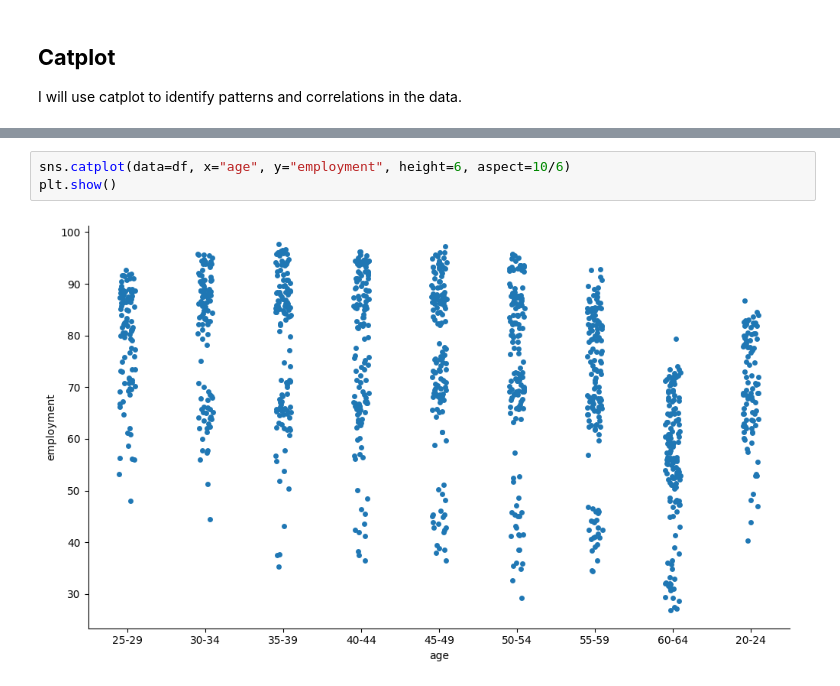
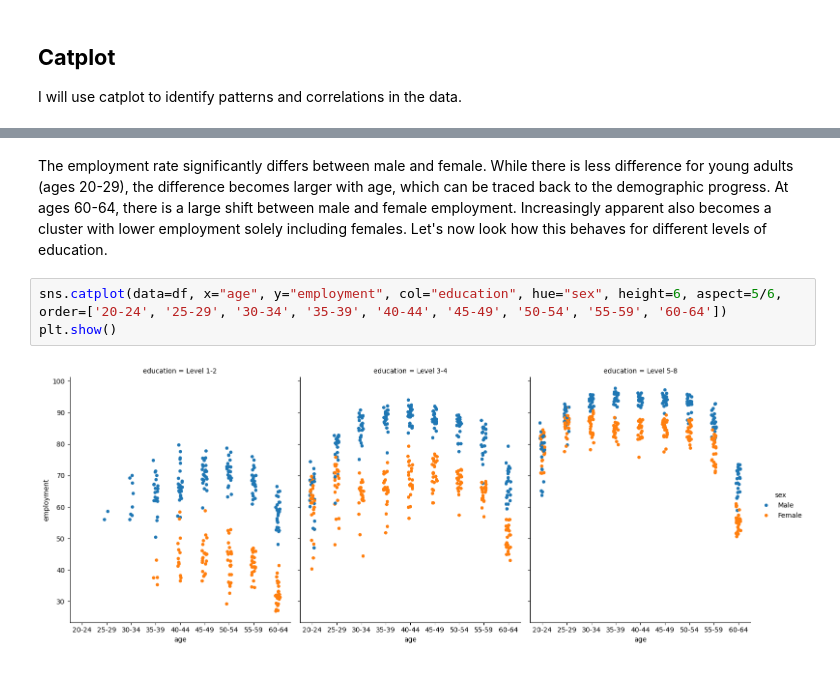
Before and after one commit to AntonSchreiber/EDA_employment_rate, a Jupyter notebook: EDA.ipynb, the cells around one changed output, grey strips where cells are left out. Cells and saved outputs as stored; diff of their text form.

Commit message:
catplot analysis

```diff
--- a/EDA.ipynb
+++ b/EDA.ipynb
@@ -248,5 +242,7 @@ I will use catplot to identify patterns and correlations in the data.
+# %% [markdown]
+The employment rate significantly differs between male and female. While there is less difference for young adults (ages 20-29), the difference becomes larger with age, which can be traced back to the demographic progress. At ages 60-64, there is a large shift between male and female employment. Increasingly apparent also becomes a cluster with lower employment solely including females. Let's now look how this behaves for different levels of education.
 # %%
-sns.catplot(data=df, x="age", y="employment", height=6, aspect=10/6)
+sns.catplot(data=df, x="age", y="employment", col="education", hue="sex", height=6, aspect=5/6, order=['20-24', '25-29', '30-34', '35-39', '40-44', '45-49', '50-54', '55-59', '60-64'])
 plt.show()
 # %% [output]
-[figure, old version]
+[figure, new version]
```
Also changed, not shown: parts of 8 cells of this notebook.
